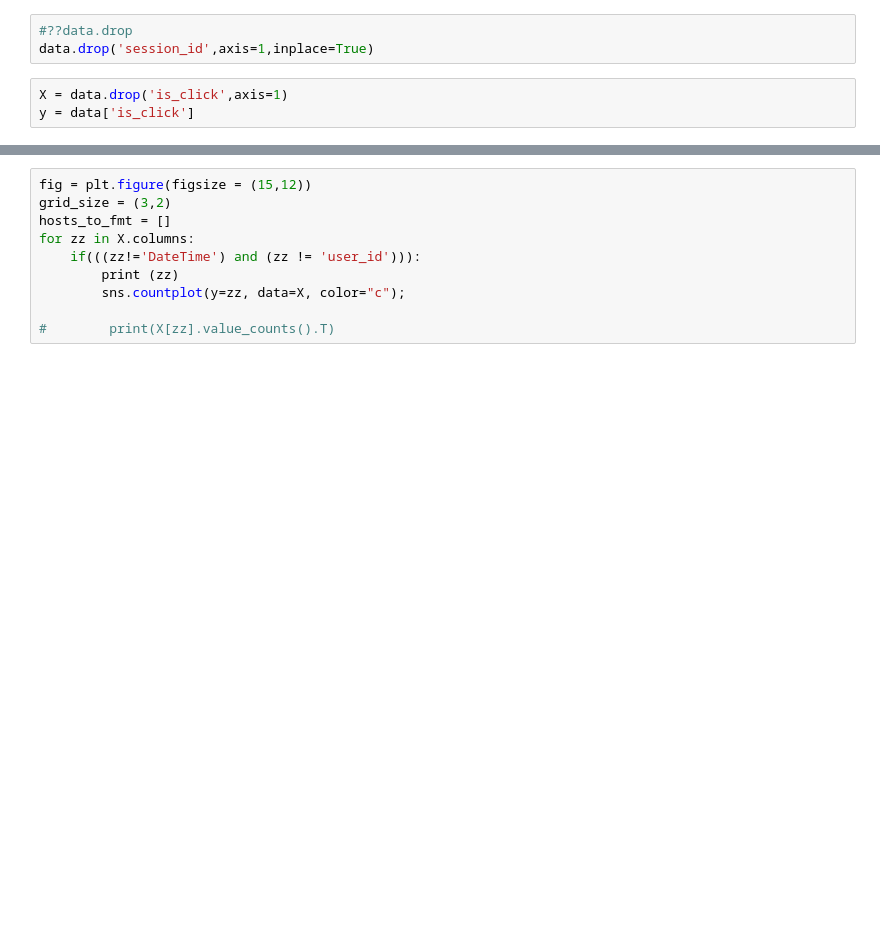
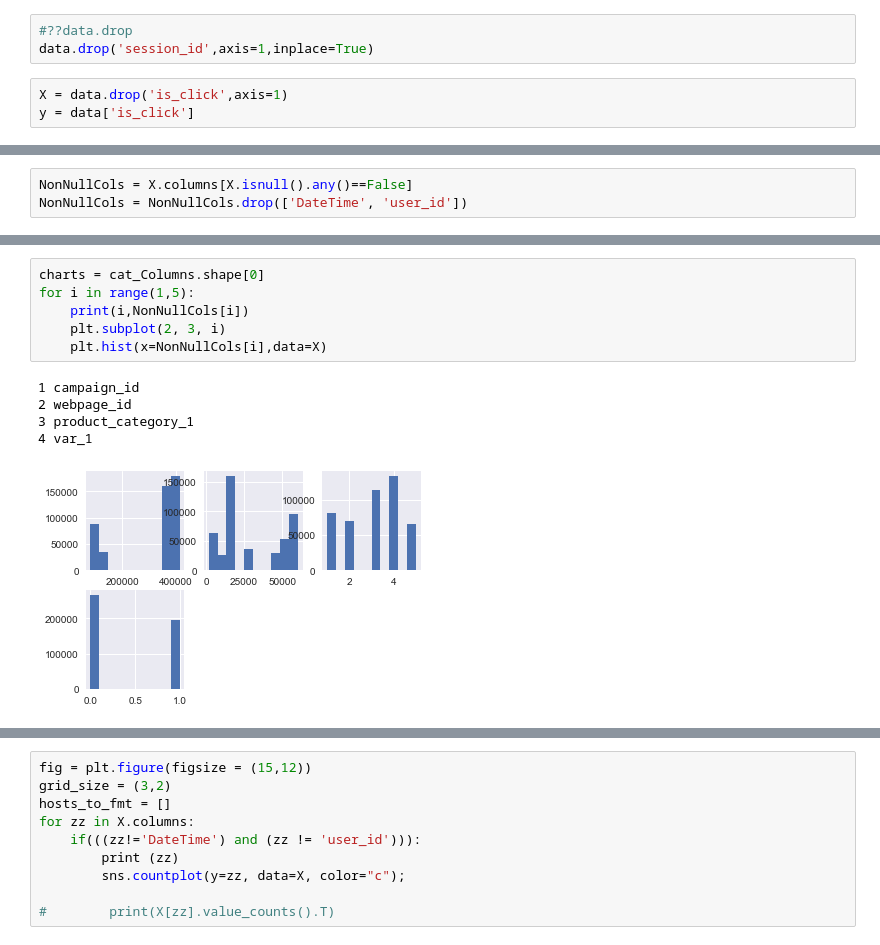
Before and after one commit to risarora/ML_recipes.md, a Jupyter notebook: AMX/AMX_HiringDrive V2.ipynb, the cells around one changed output, grey strips where cells are left out. Cells and saved outputs as stored; diff of their text form; blank space fills up the shorter version.

```diff
--- a/AMX/AMX_HiringDrive V2.ipynb
+++ b/AMX/AMX_HiringDrive V2.ipynb
@@ -93,0 +139,3 @@ memory usage: 15.0+ MB
+# %%
+NonNullCols = X.columns[X.isnull().any()==False]
+NonNullCols = NonNullCols.drop(['DateTime', 'user_id'])
@@ -94,2 +156,14 @@ memory usage: 15.0+ MB
+# %%
+charts = cat_Columns.shape[0]
+for i in range(1,5):
+    print(i,NonNullCols[i])
+    plt.subplot(2, 3, i)
+    plt.hist(x=NonNullCols[i],data=X)
+# %% [output]
+1 campaign_id
+2 webpage_id
+3 product_category_1
+4 var_1
+[figure, added]
 # %%
 ZZ=X.columns
```
Also changed, not shown: parts of 29 cells of this notebook.
